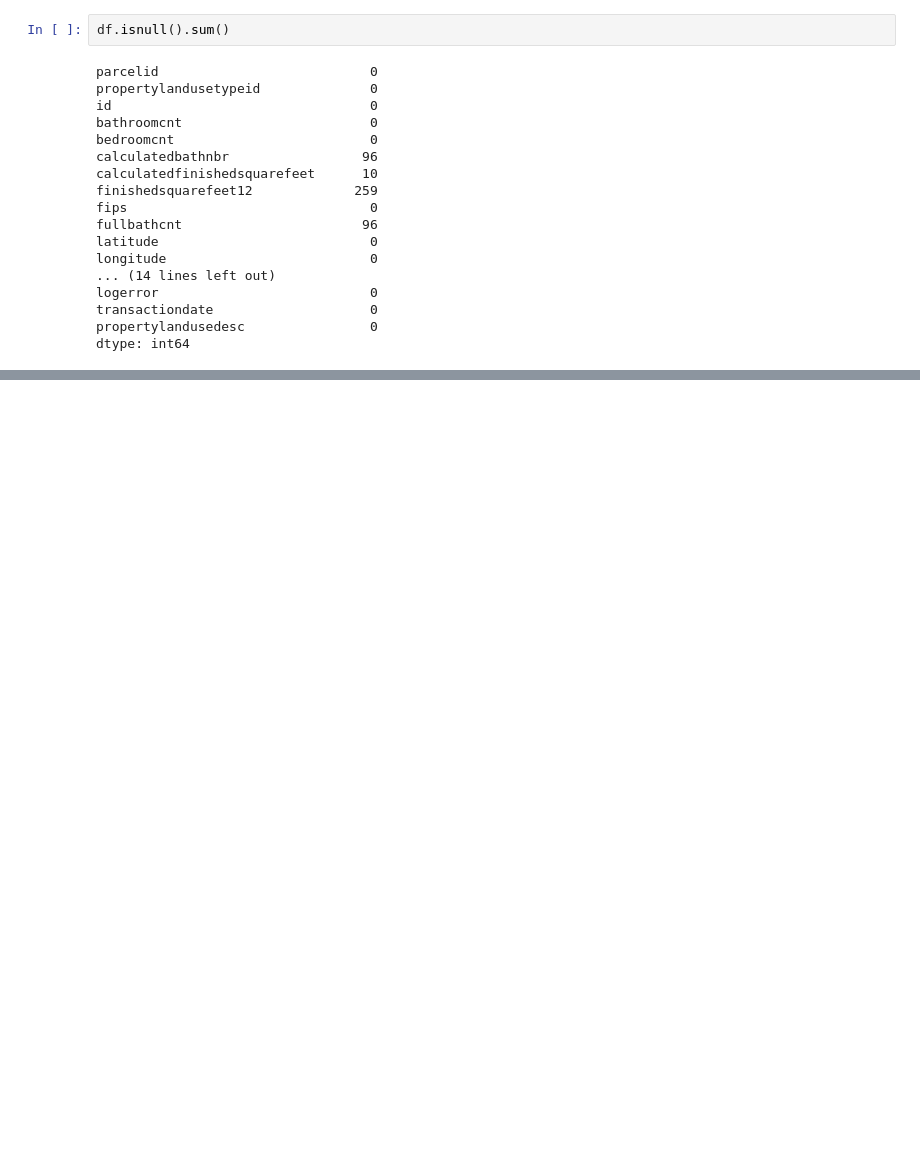
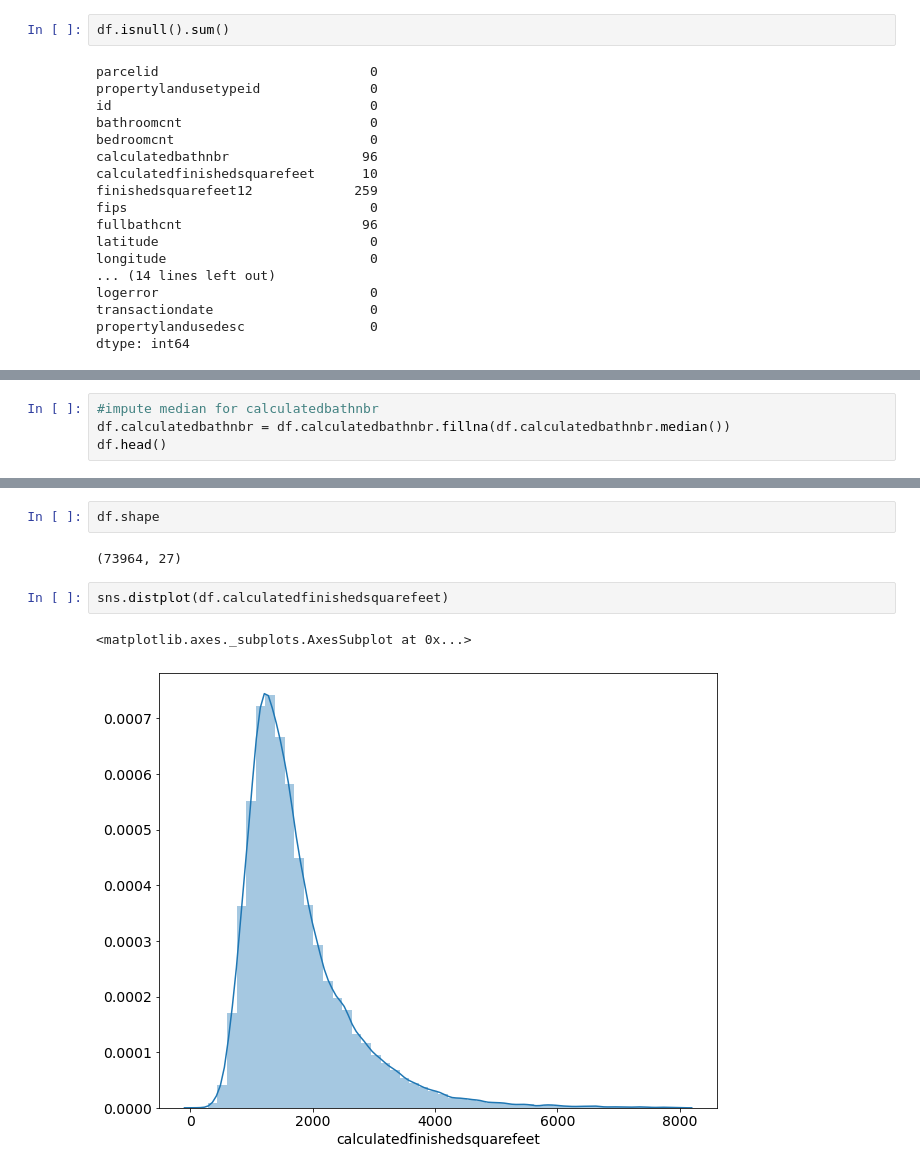
Before and after one commit to KwameTaylor/clustering-exercises, a Jupyter notebook: zillow.ipynb, the cells around one changed output, grey strips where cells are left out. Saved outputs shown, nothing was run; the diff lists cells and outputs as text; blank space fills up the shorter version.

```diff
--- a/zillow.ipynb
+++ b/zillow.ipynb
@@ -496,0 +507,4 @@ censustractandblock
+# %%
+#impute median for calculatedbathnbr
+df.calculatedbathnbr = df.calculatedbathnbr.fillna(df.calculatedbathnbr.median())
+df.head()
@@ -496,0 +519,9 @@ censustractandblock
+# %%
+df.shape
+# %% [output]
+(73964, 27)
+# %%
+sns.distplot(df.calculatedfinishedsquarefeet)
+# %% [output]
+<matplotlib.axes._subplots.AxesSubplot at 0x...>
+[figure, added]
```
Also changed, not shown: parts of 12 cells of this notebook.
